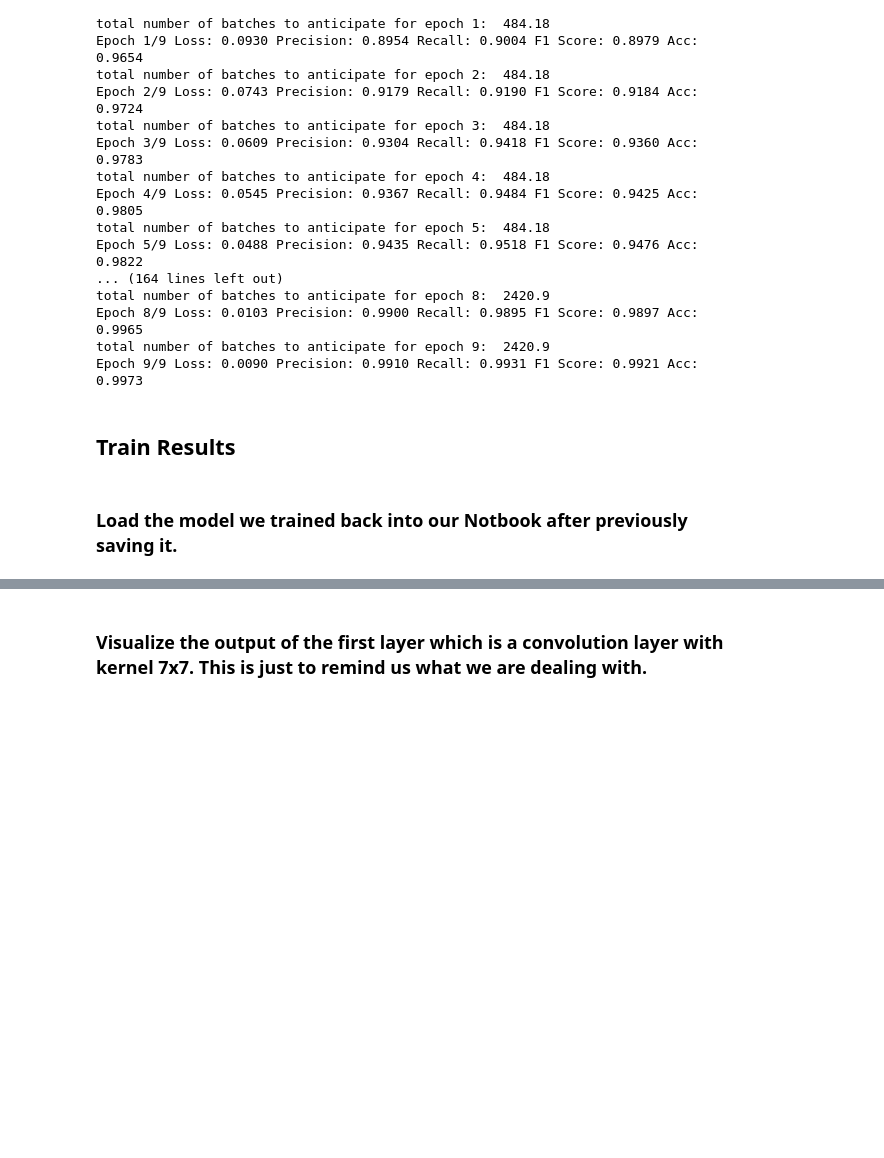
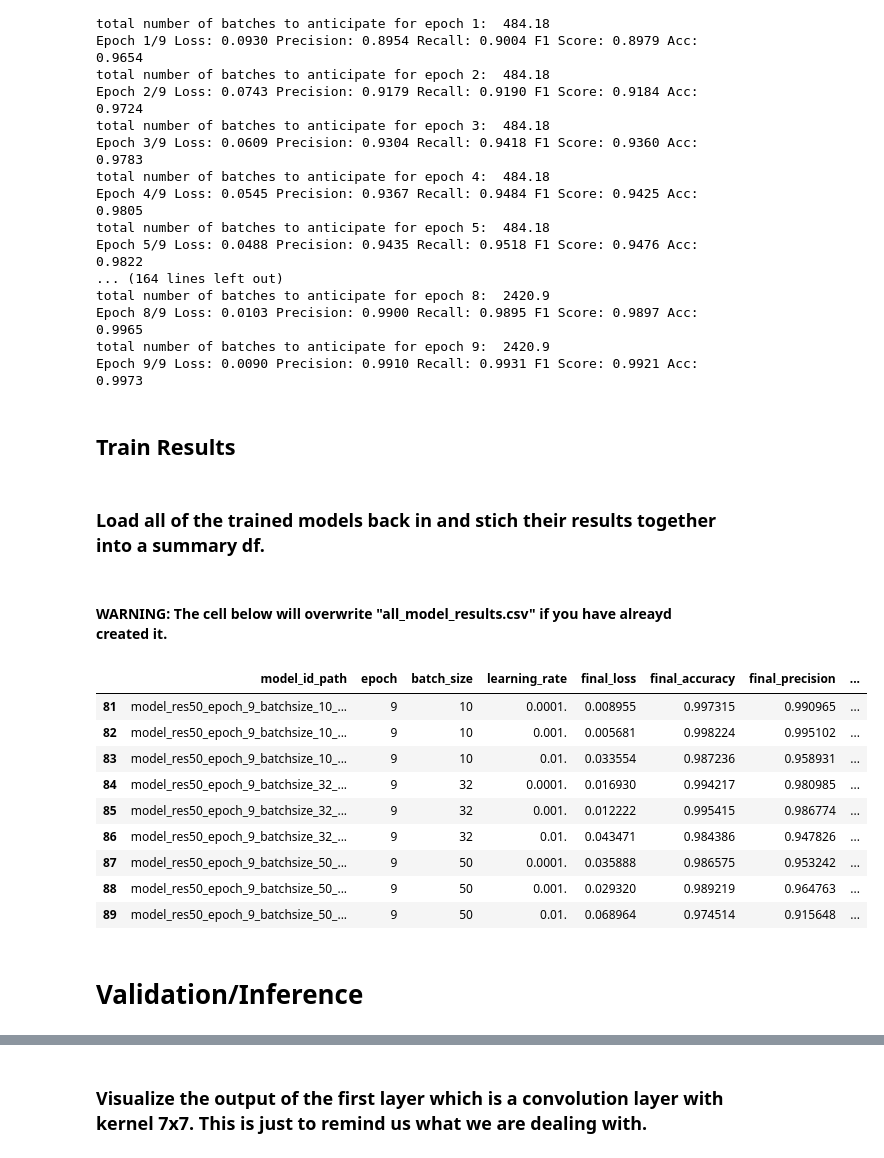
Before and after one commit to Stern04/MADS_Capstone, a Jupyter notebook: Notebooks/lyft_training_inference.ipynb, the cells around one changed output, grey strips where cells are left out. Saved outputs shown, nothing was run; the diff lists cells and outputs as text; code cells hidden in the pictures; blank space fills up the shorter version.

```diff
--- a/Notebooks/lyft_training_inference.ipynb
+++ b/Notebooks/lyft_training_inference.ipynb
@@ -240,7 +276,9 @@ model_res50 = model_res50.to(device)
 # %%
 def train_resnet50_classification(model_instance, num_epochs, batch_size, input_images_path, out_results_path, required_imgage_size=224, target_category_name="pedestrian",
                                   criterion=nn.CrossEntropyLoss(), learning_rate = 0.001, save_per_epoch=False):
-
+    """
+    Currently not implementing flexibility for choice of optimizer. Will update in future release.
+    """
     optimizer = Adam(model_instance.parameters(), lr=learning_rate)
 
     for epoch in range(num_epochs):
@@ -260,7 +298,8 @@ def train_resnet50_classification(model_instance, num_epochs, batch_size, input_
         running_false_negatives = 0
 
         # Iterate over data by batch
-        for inputs, labels in dataloader:
+        # We only need inputs and labels for training. The third placeholder is for filepaths to go back and address the images that created incorrect predictions during validation/inference.
+        for inputs, labels, _ in dataloader:
             #Make sure input data and labels are on the GPU device.
             inputs = inputs.to(device)
             labels = labels.to(device)
@@ -366,5 +407,3 @@ total number of batches to anticipate for epoch 9:  2420.9
 Epoch 9/9 Loss: 0.0090 Precision: 0.9910 Recall: 0.9931 F1 Score: 0.9921 Acc: 0.9973
 # %% [markdown]
 ## Train Results
-# %% [markdown]
-### Load the model we trained back into our Notbook after previously saving it.
@@ -376,0 +410,66 @@ loaded_final_acc = checkpoint['final_accuracy']
+# %% [markdown]
+### Load all of the trained models back in and stich their results together into a summary df.
+# %% [markdown]
+#### WARNING: The cell below will overwrite "all_model_results.csv" if you have alreayd created it.
+# %%
+# To load the model and metrics later
+model_metrics = ['final_loss', 'final_accuracy', 'final_precision', 'final_recall', 'final_F1']
+model_dir = r"S:\MADS\Capstone\3d-object-detection-for-autonomous-vehicles\Train\models"
+
+all_model_results = []
+for path in os.listdir(model_dir):
+        model_results = {}
+        model_path = os.path.join(model_dir, path)
+        if model_path.endswith("pth"):
+            checkpoint = torch.load(model_path)
+            matches = re.search(r'epoch_(\d+)_batchsize_(\d+)_lr_([\d.]+)', model_path)
+            if matches:
+                model_results["model_id_path"] = path
+                epoch = matches.group(1)
+                model_results["epoch"] = epoch
+                batch_size = matches.group(2)
+                model_results["batch_size"] = batch_size
+                lr = matches.group(3)
+                model_results["learning_rate"] = lr
+
+            for metric in model_metrics:
+                model_results[metric] = checkpoint[metric]
+
+            all_model_results.append(model_results)
+
+all_model_results_df = pd.DataFrame(all_model_results)
+all_model_results_df = all_model_results_df.sort_values(["batch_size", "learning_rate", "epoch"])
+
+#we only need to fix final_accuracy for now until we run training again. Fix this before running training again.
+all_model_results_df["final_accuracy"] = all_model_results_df["final_accuracy"].apply(lambda x: x.item())
+
+#Create empty columns for the validation loop to populate
+all_model_results_df["validation_loss"] = None
+all_model_results_df["validation_accuracy"] = None
+all_model_results_df["validation_precision"] = None
+all_model_results_df["validation_recall"] = None
+all_model_results_df["validation_F1"] = None
+all_model_results_df["false_positive_images"] = None
+all_model_results_df["false_negative_images"] = None
+all_model_results_df['false_positive_images'] = all_model_results_df['false_positive_images'].astype('object')
+all_model_results_df['false_positive_images'] = all_model_results_df['false_positive_images'].astype('object')
+
+
+#Write all_model_results_df to disk
+all_model_results_df.to_csv(os.path.join(model_dir, "all_model_results.csv"))
+
+final_epoch_results = all_model_results_df[all_model_results_df["epoch"] == "9"]
+final_epoch_results
+# %% [output]
+|  | model_id_path | epoch | batch_size | learning_rate | final_loss | final_accuracy | final_precision | ... |
+| 81 | model_res50_epoch_9_batchsize_10_... | 9 | 10 | 0.0001. | 0.008955 | 0.997315 | 0.990965 | ... |
+| 82 | model_res50_epoch_9_batchsize_10_... | 9 | 10 | 0.001. | 0.005681 | 0.998224 | 0.995102 | ... |
+| 83 | model_res50_epoch_9_batchsize_10_... | 9 | 10 | 0.01. | 0.033554 | 0.987236 | 0.958931 | ... |
+| 84 | model_res50_epoch_9_batchsize_32_... | 9 | 32 | 0.0001. | 0.016930 | 0.994217 | 0.980985 | ... |
+| 85 | model_res50_epoch_9_batchsize_32_... | 9 | 32 | 0.001. | 0.012222 | 0.995415 | 0.986774 | ... |
+| 86 | model_res50_epoch_9_batchsize_32_... | 9 | 32 | 0.01. | 0.043471 | 0.984386 | 0.947826 | ... |
+| 87 | model_res50_epoch_9_batchsize_50_... | 9 | 50 | 0.0001. | 0.035888 | 0.986575 | 0.953242 | ... |
+| 88 | model_res50_epoch_9_batchsize_50_... | 9 | 50 | 0.001. | 0.029320 | 0.989219 | 0.964763 | ... |
+| 89 | model_res50_epoch_9_batchsize_50_... | 9 | 50 | 0.01. | 0.068964 | 0.974514 | 0.915648 | ... |
+# %% [markdown]
+# Validation/Inference
```
Also changed, not shown: parts of 31 cells of this notebook, 1 other file.
